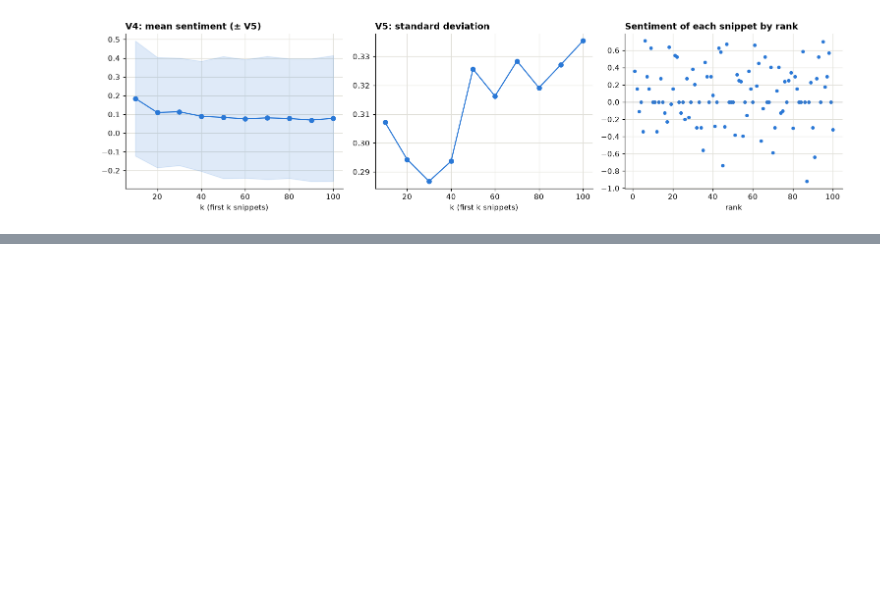
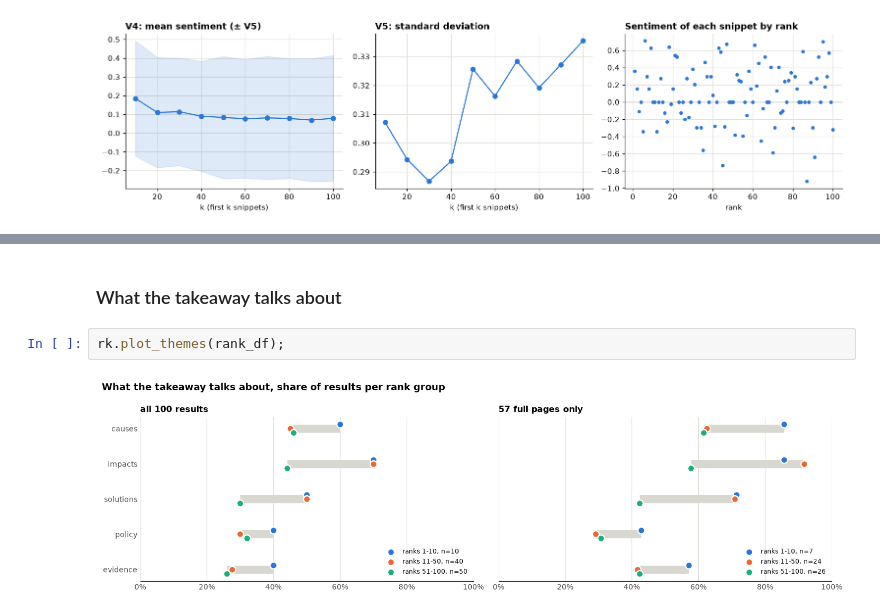
Before and after one commit to jarvis394/nlp-project, a Jupyter notebook: notebooks/main.ipynb, the cells around one changed output, grey strips where cells are left out. Cells and saved outputs as stored; diff of their text form; blank space fills up the shorter version.

```diff
--- a/notebooks/main.ipynb
+++ b/notebooks/main.ipynb
@@ -294,0 +361,6 @@ fig.tight_layout()
+# %% [markdown]
+### What the takeaway talks about
+# %%
+rk.plot_themes(rank_df);
+# %% [output]
+[figure, added]
```
Also changed, not shown: parts of 15 cells of this notebook, 9 other files.
